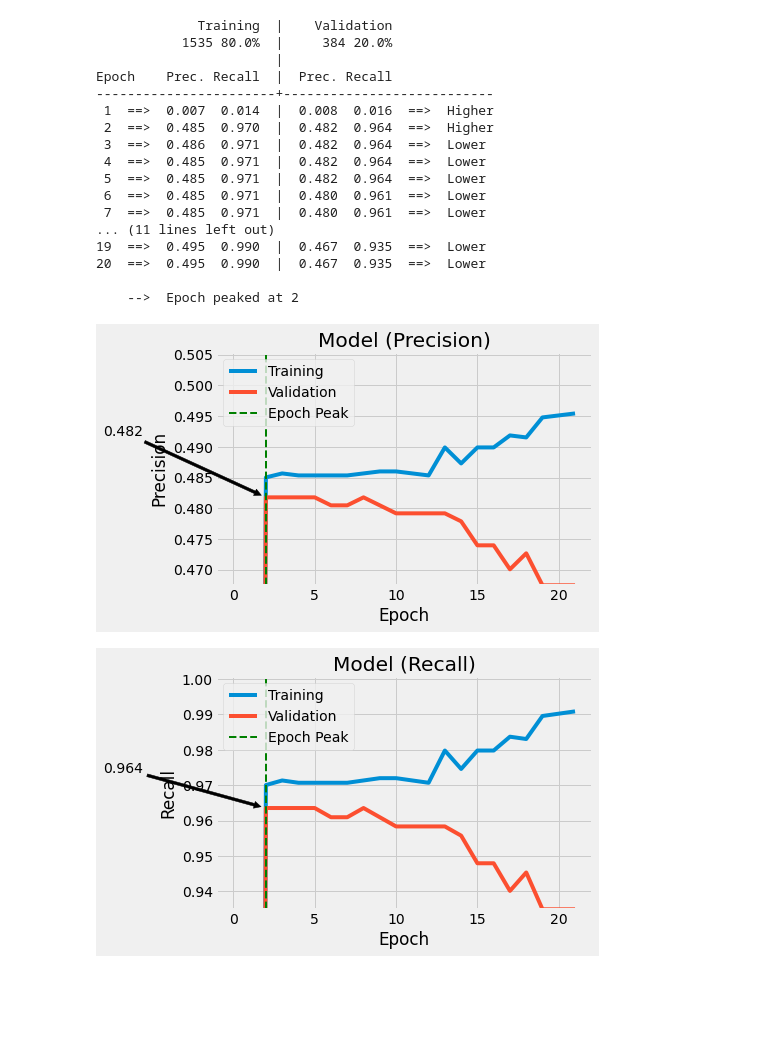
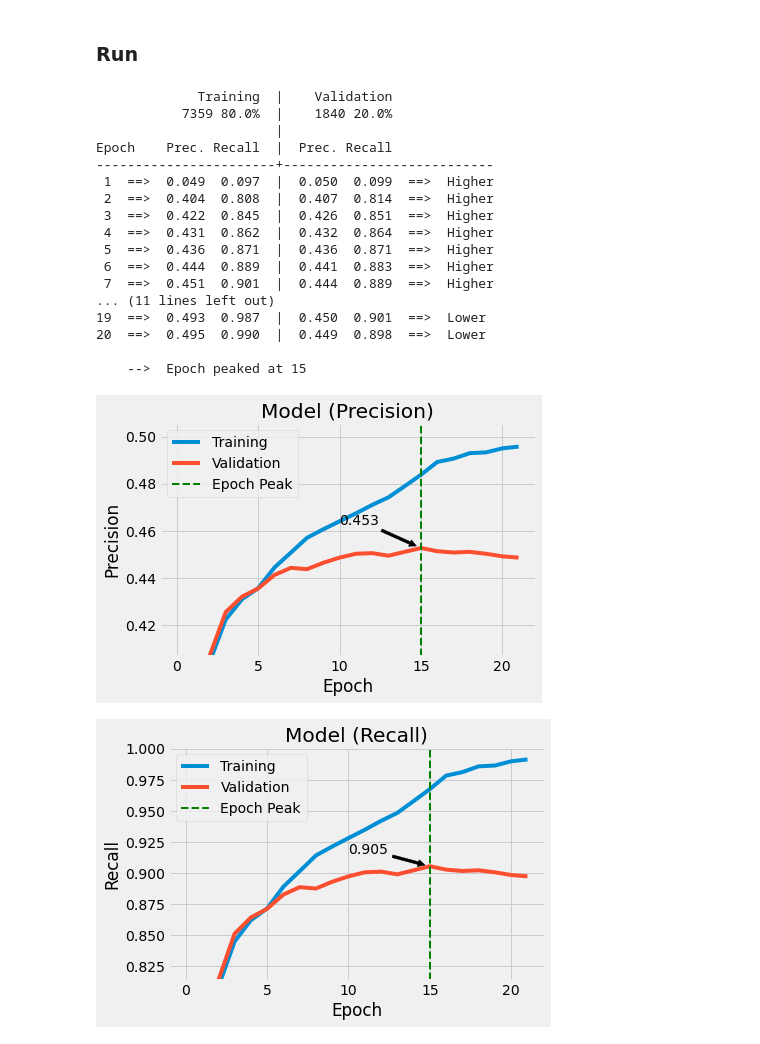
Before and after one commit to Kofoedsan/Python-TrustpilotPredict, a Jupyter notebook: 03_evaluate_fasttext.ipynb, the cells around one changed output. Saved outputs shown, nothing was run; the diff lists cells and outputs as text; code cells hidden in the pictures; blank space fills up the shorter version.

```diff
--- a/03_evaluate_fasttext.ipynb
+++ b/03_evaluate_fasttext.ipynb
@@ -83,7 +87,7 @@ def model_plot(title, i, peak_epoch, models_train, models_valid):
 
     plt.annotate('{:.3f}'.format(peak_value),
                  xy=(peak_epoch,peak_value),
-                 xytext=(peak_epoch-10, peak_value+0.01),
+                 xytext=(peak_epoch-5, peak_value+0.01),
                  arrowprops={'arrowstyle' : 'simple', 'shrinkB' : 5, 'color' : 'black'},
                  color='black')
 
@@ -94,41 +98,43 @@ def model_plot(title, i, peak_epoch, models_train, models_valid):
     plt.ylim([y_range_min, y_range_max+0.01])
 
     return plt.show()
+# %% [markdown]
+### Run
 # %%
 # Træn modellen ud fra givne parameter
 file = 'combined_csv'
 
 epoch      = 20
-lr         = 0.5
+lr         = 0.25
 wordNgrams = 2
 bucket     = 20000
-dim        = 30
+dim        = 200
 loss       = 'ova'
 top_labels = 2
 
 weight     = 0.8
 split_csv_file(file, weight)
 
 mt = model_trainer()
 model_plot('Precision', 1, mt[0], mt[1], mt[2])
 model_plot('Recall', 2, mt[0], mt[1], mt[2])
 # %% [output]
              Training  |    Validation
-           1535 80.0%  |     384 20.0%
+           7359 80.0%  |    1840 20.0%
                        |
 Epoch    Prec. Recall  |  Prec. Recall
 -----------------------+---------------------------
- 1  ==>  0.007  0.014  |  0.008  0.016  ==>  Higher
- 2  ==>  0.485  0.970  |  0.482  0.964  ==>  Higher
- 3  ==>  0.486  0.971  |  0.482  0.964  ==>  Lower
- 4  ==>  0.485  0.971  |  0.482  0.964  ==>  Lower
- 5  ==>  0.485  0.971  |  0.482  0.964  ==>  Lower
- 6  ==>  0.485  0.971  |  0.480  0.961  ==>  Lower
- 7  ==>  0.485  0.971  |  0.480  0.961  ==>  Lower
+ 1  ==>  0.049  0.097  |  0.050  0.099  ==>  Higher
+ 2  ==>  0.404  0.808  |  0.407  0.814  ==>  Higher
+ 3  ==>  0.422  0.845  |  0.426  0.851  ==>  Higher
+ 4  ==>  0.431  0.862  |  0.432  0.864  ==>  Higher
+ 5  ==>  0.436  0.871  |  0.436  0.871  ==>  Higher
+ 6  ==>  0.444  0.889  |  0.441  0.883  ==>  Higher
+ 7  ==>  0.451  0.901  |  0.444  0.889  ==>  Higher
 ... (11 lines left out)
-19  ==>  0.495  0.990  |  0.467  0.935  ==>  Lower
-20  ==>  0.495  0.990  |  0.467  0.935  ==>  Lower
+19  ==>  0.493  0.987  |  0.450  0.901  ==>  Lower
+20  ==>  0.495  0.990  |  0.449  0.898  ==>  Lower
 
-    -->  Epoch peaked at 2
+    -->  Epoch peaked at 15
-[figure, old version]
+[figure, new version]
-[figure, old version]
+[figure, new version]
```
Also changed, not shown: parts of 3 cells of this notebook, 23 other files.
